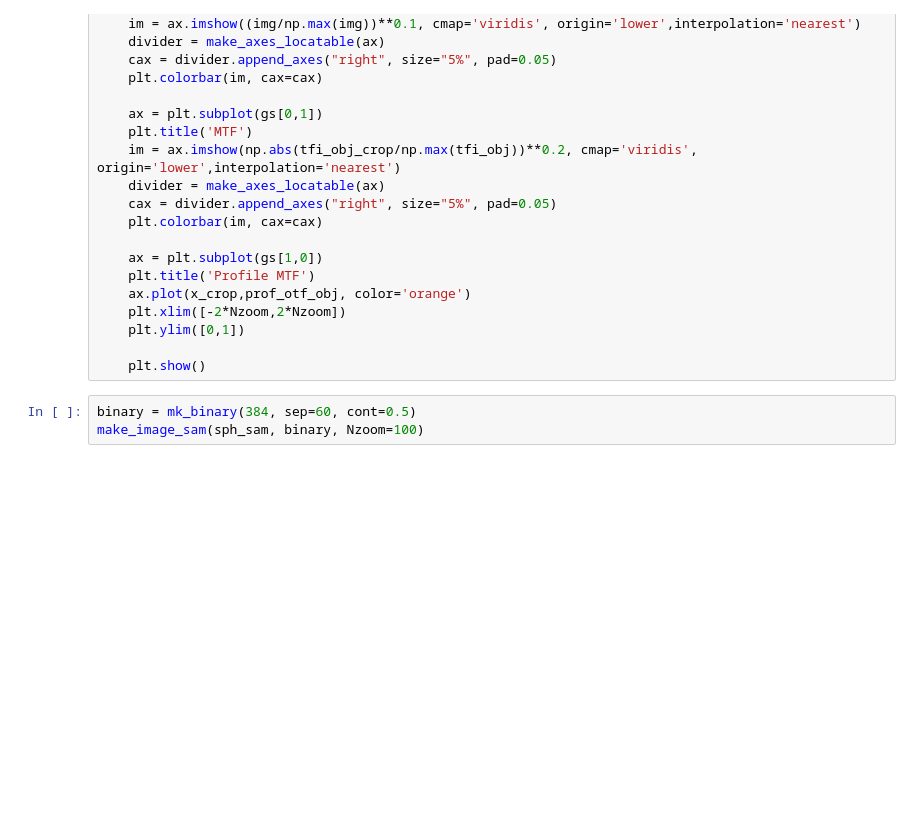
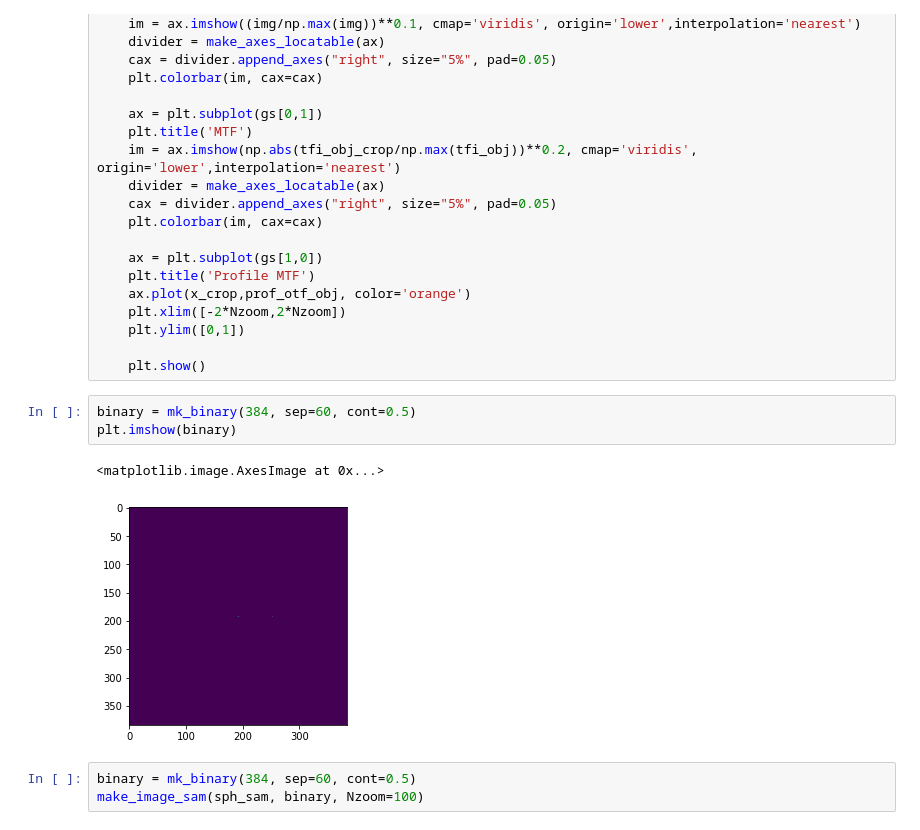
Before and after one commit to vandalt/FourierTutorial, a Jupyter notebook: 6-Starting_with_SAM.ipynb, the cells around one changed output. Drawn from its saved outputs; the diff is of its cells as text; blank space fills up the shorter version.

```diff
--- a/6-Starting_with_SAM.ipynb
+++ b/6-Starting_with_SAM.ipynb
@@ -68,6 +68,12 @@ def make_image_sam(pupil, obj, Nzoom=0):
     plt.ylim([0,1])
 
     plt.show()
+# %%
+binary = mk_binary(384, sep=60, cont=0.5)
+plt.imshow(binary)
+# %% [output]
+<matplotlib.image.AxesImage at 0x...>
+[figure, added]
 # %%
 binary = mk_binary(384, sep=60, cont=0.5)
 make_image_sam(sph_sam, binary, Nzoom=100)
```
Also changed, not shown: 3 other files.
